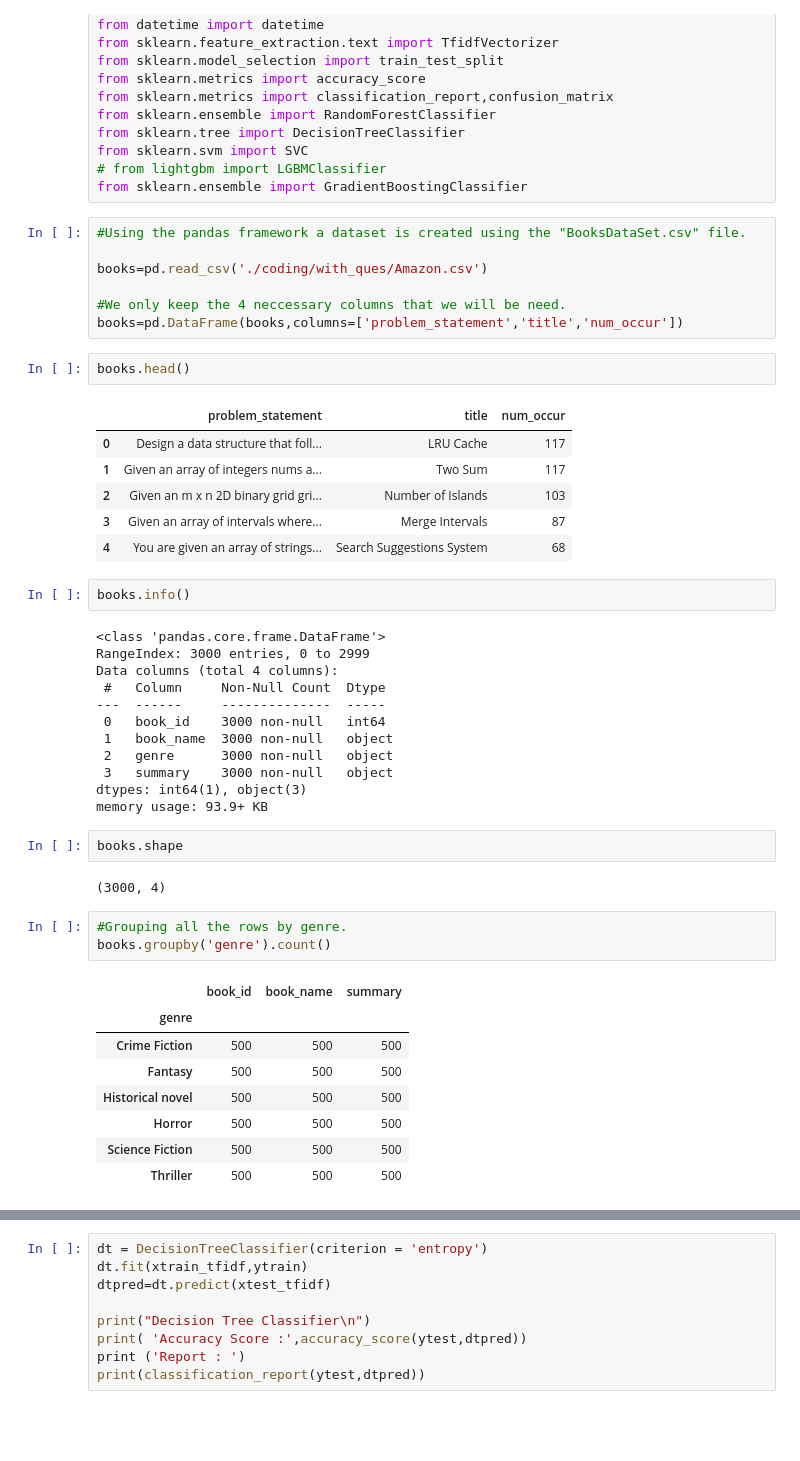
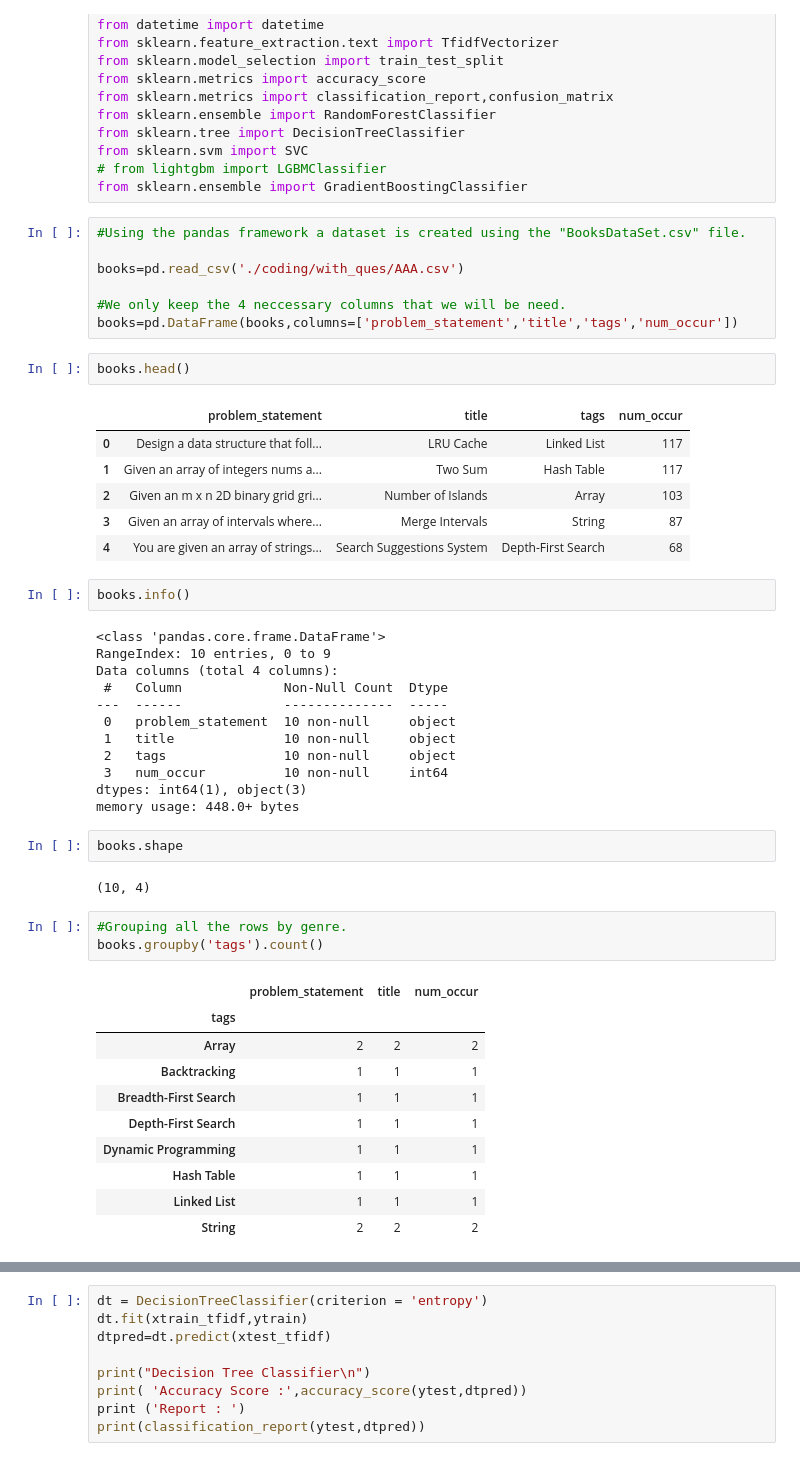
Before and after one commit to prabudhall/placement_analysis, a Jupyter notebook: supervised.ipynb, the cells around one changed output, grey strips where cells are left out. Saved outputs shown, nothing was run; the diff lists cells and outputs as text; blank space fills up the shorter version.

```diff
--- a/supervised.ipynb
+++ b/supervised.ipynb
@@ -22,47 +22,49 @@ from sklearn.ensemble import GradientBoostingClassifier
 # %%
 #Using the pandas framework a dataset is created using the "BooksDataSet.csv" file.
 
-books=pd.read_csv('./coding/with_ques/Amazon.csv')
+books=pd.read_csv('./coding/with_ques/AAA.csv')
 
 #We only keep the 4 neccessary columns that we will be need.
-books=pd.DataFrame(books,columns=['problem_statement','title','num_occur'])
+books=pd.DataFrame(books,columns=['problem_statement','title','tags','num_occur'])
 # %%
 books.head()
 # %% [output]
-|  | problem_statement | title | num_occur |
-| 0 | Design a data structure that foll... | LRU Cache | 117 |
-| 1 | Given an array of integers nums a... | Two Sum | 117 |
-| 2 | Given an m x n 2D binary grid gri... | Number of Islands | 103 |
-| 3 | Given an array of intervals where... | Merge Intervals | 87 |
-| 4 | You are given an array of strings... | Search Suggestions System | 68 |
+|  | problem_statement | title | tags | num_occur |
+| 0 | Design a data structure that foll... | LRU Cache | Linked List | 117 |
+| 1 | Given an array of integers nums a... | Two Sum | Hash Table | 117 |
+| 2 | Given an m x n 2D binary grid gri... | Number of Islands | Array | 103 |
+| 3 | Given an array of intervals where... | Merge Intervals | String | 87 |
+| 4 | You are given an array of strings... | Search Suggestions System | Depth-First Search | 68 |
 # %%
 books.info()
 # %% [output]
 <class 'pandas.core.frame.DataFrame'>
-RangeIndex: 3000 entries, 0 to 2999
+RangeIndex: 10 entries, 0 to 9
 Data columns (total 4 columns):
- #   Column     Non-Null Count  Dtype
----  ------     --------------  -----
- 0   book_id    3000 non-null   int64
- 1   book_name  3000 non-null   object
- 2   genre      3000 non-null   object
- 3   summary    3000 non-null   object
+ #   Column             Non-Null Count  Dtype
+---  ------             --------------  -----
+ 0   problem_statement  10 non-null     object
+ 1   title              10 non-null     object
+ 2   tags               10 non-null     object
+ 3   num_occur          10 non-null     int64
 dtypes: int64(1), object(3)
-memory usage: 93.9+ KB
+memory usage: 448.0+ bytes
 # %%
 books.shape
 # %% [output]
-(3000, 4)
+(10, 4)
 # %%
 #Grouping all the rows by genre.
-books.groupby('genre').count()
+books.groupby('tags').count()
 # %% [output]
-|  | book_id | book_name | summary |
-| genre |  |  |  |
-| Crime Fiction | 500 | 500 | 500 |
-| Fantasy | 500 | 500 | 500 |
-| Historical novel | 500 | 500 | 500 |
-| Horror | 500 | 500 | 500 |
-| Science Fiction | 500 | 500 | 500 |
-| Thriller | 500 | 500 | 500 |
+|  | problem_statement | title | num_occur |
+| tags |  |  |  |
+| Array | 2 | 2 | 2 |
+| Backtracking | 1 | 1 | 1 |
+| Breadth-First Search | 1 | 1 | 1 |
+| Depth-First Search | 1 | 1 | 1 |
+| Dynamic Programming | 1 | 1 | 1 |
+| Hash Table | 1 | 1 | 1 |
+| Linked List | 1 | 1 | 1 |
+| String | 2 | 2 | 2 |
 # %%
```
Also changed, not shown: parts of 16 cells of this notebook, 7 other files.
